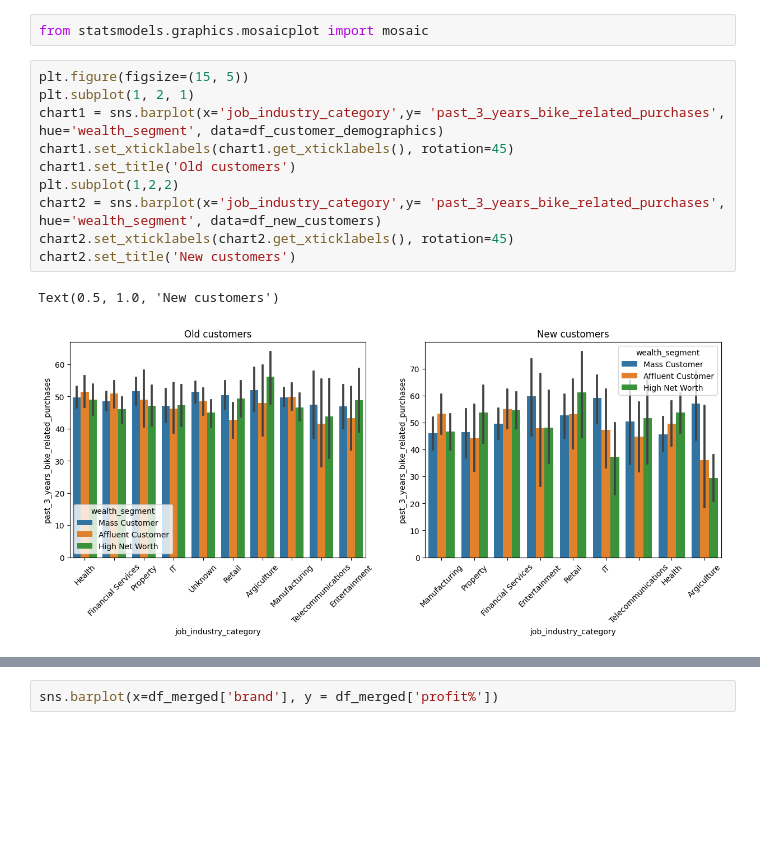
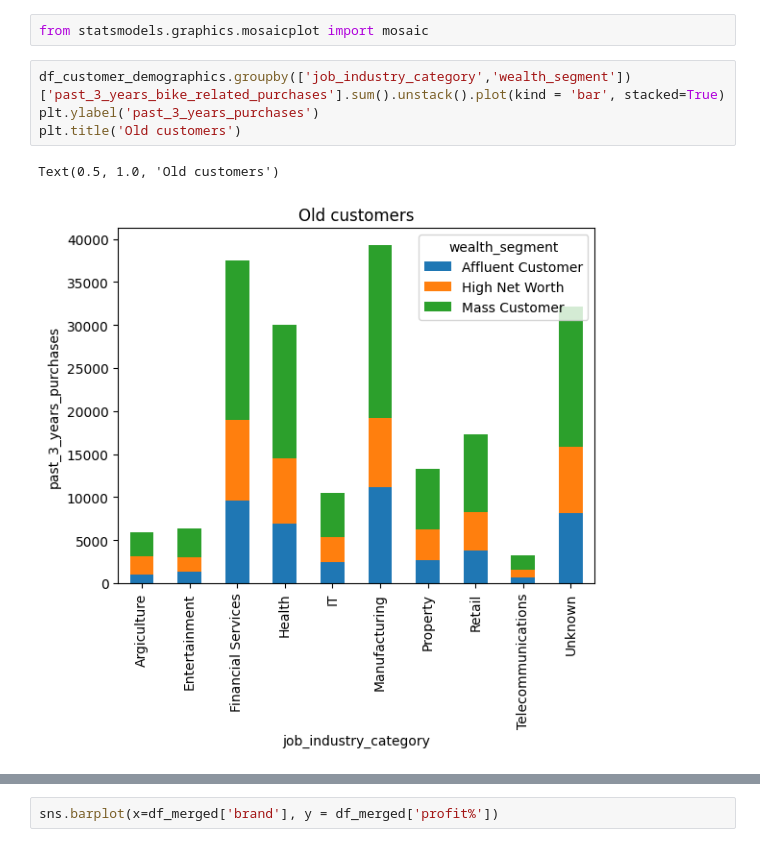
Before and after one commit to Shanki200801/KPMGinternship, a Jupyter notebook: task2_eda.ipynb, the cells around one changed output, grey strips where cells are left out. Cells and saved outputs as stored; diff of their text form; blank space fills up the shorter version.

```diff
--- a/task2_eda.ipynb
+++ b/task2_eda.ipynb
@@ -69,16 +69,10 @@ chart3
 [figure]
 # %%
 from statsmodels.graphics.mosaicplot import mosaic
-# %%
-plt.figure(figsize=(15, 5))
-plt.subplot(1, 2, 1)
-chart1 = sns.barplot(x='job_industry_category',y= 'past_3_years_bike_related_purchases', hue='wealth_segment', data=df_customer_demographics)
-chart1.set_xticklabels(chart1.get_xticklabels(), rotation=45)
-chart1.set_title('Old customers')
-plt.subplot(1,2,2)
-chart2 = sns.barplot(x='job_industry_category',y= 'past_3_years_bike_related_purchases', hue='wealth_segment', data=df_new_customers)
-chart2.set_xticklabels(chart2.get_xticklabels(), rotation=45)
-chart2.set_title('New customers')
-# %% [output]
-Text(0.5, 1.0, 'New customers')
-[figure, removed]
+# %%
+df_customer_demographics.groupby(['job_industry_category','wealth_segment'])['past_3_years_bike_related_purchases'].sum().unstack().plot(kind = 'bar', stacked=True)
+plt.ylabel('past_3_years_purchases')
+plt.title('Old customers')
+# %% [output]
+Text(0.5, 1.0, 'Old customers')
+[figure, added]
```
Also changed, not shown: parts of 8 cells of this notebook.
